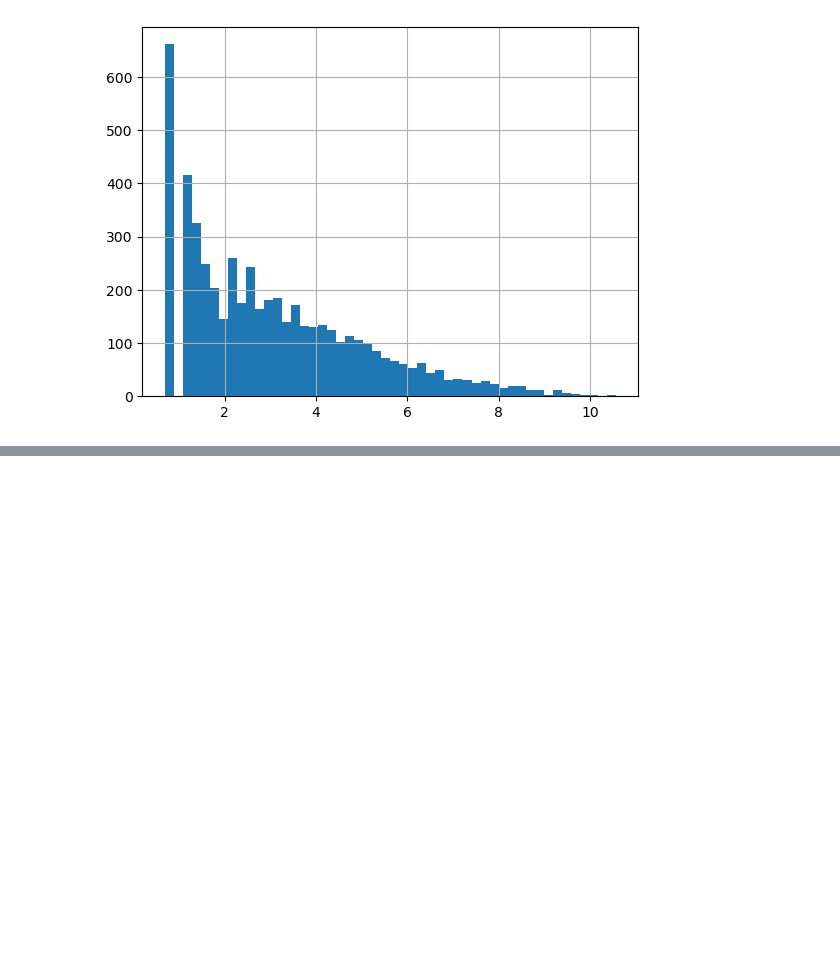
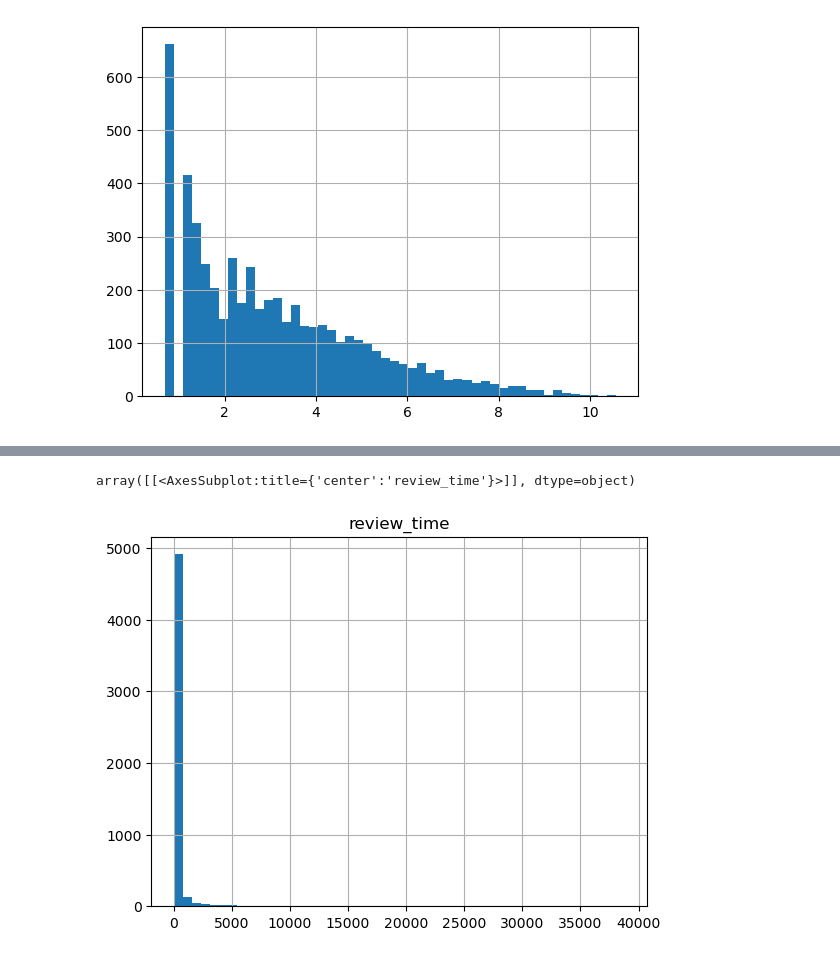
Before and after one commit to MoonsRainbow/DataAnalysis, a Jupyter notebook: BeerReview/BeerReview.ipynb, the cells around one changed output, grey strips where cells are left out. Cells and saved outputs as stored; diff of their text form; code cells hidden in the pictures; blank space fills up the shorter version.

```diff
--- a/BeerReview/BeerReview.ipynb
+++ b/BeerReview/BeerReview.ipynb
@@ -454,0 +469,5 @@ df_brew_scores.nlargest(5, 'review_score')
+# %%
+df_brew_scores[['review_time']].hist(bins=50)
+# %% [output]
+array([[<AxesSubplot:title={'center':'review_time'}>]], dtype=object)
+[figure, added]
```
Also changed, not shown: parts of 33 cells of this notebook.
